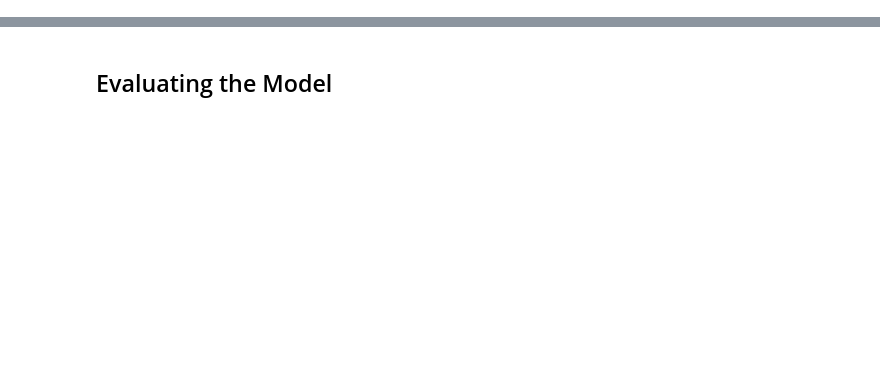
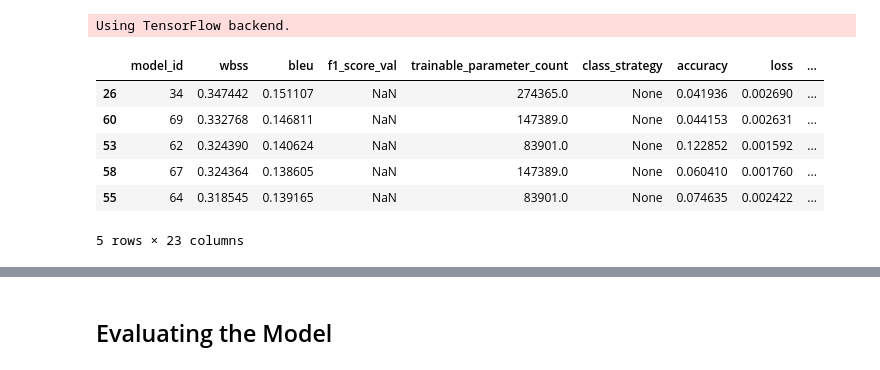
Before and after one commit to turner11/VQA-MED, a Jupyter notebook: VQA-MED/VQA.Python/5_predicting.ipynb, the cells around one changed output, grey strips where cells are left out. Saved outputs shown, nothing was run; the diff lists cells and outputs as text; code cells hidden in the pictures; blank space fills up the shorter version.

```diff
--- a/VQA-MED/VQA.Python/5_predicting.ipynb
+++ b/VQA-MED/VQA.Python/5_predicting.ipynb
@@ -4,7 +4,18 @@ import IPython
 # %%
 from classes.vqa_model_predictor import VqaModelPredictor
 from common.DAL import get_models_data_frame, get_model
 from evaluate.VqaMedEvaluatorBase import VqaMedEvaluatorBase
+from common.functions import get_highlited_function_code
 df_models = get_models_data_frame()
-df_models
+df_show = df_models.sort_values(by=['wbss', 'bleu'], ascending=False).head()
+df_show
+# %% [output]
+Using TensorFlow backend.
+|  | model_id | wbss | bleu | f1_score_val | trainable_parameter_count | class_strategy | accuracy | loss | ... |
+| 26 | 34 | 0.347442 | 0.151107 | NaN | 274365.0 | None | 0.041936 | 0.002690 | ... |
+| 60 | 69 | 0.332768 | 0.146811 | NaN | 147389.0 | None | 0.044153 | 0.002631 | ... |
+| 53 | 62 | 0.324390 | 0.140624 | NaN | 83901.0 | None | 0.122852 | 0.001592 | ... |
+| 58 | 67 | 0.324364 | 0.138605 | NaN | 147389.0 | None | 0.060410 | 0.001760 | ... |
+| 55 | 64 | 0.318545 | 0.139165 | NaN | 83901.0 | None | 0.074635 | 0.002422 | ... |
+5 rows × 23 columns
 # %%
```
Also changed, not shown: parts of 10 cells of this notebook.
